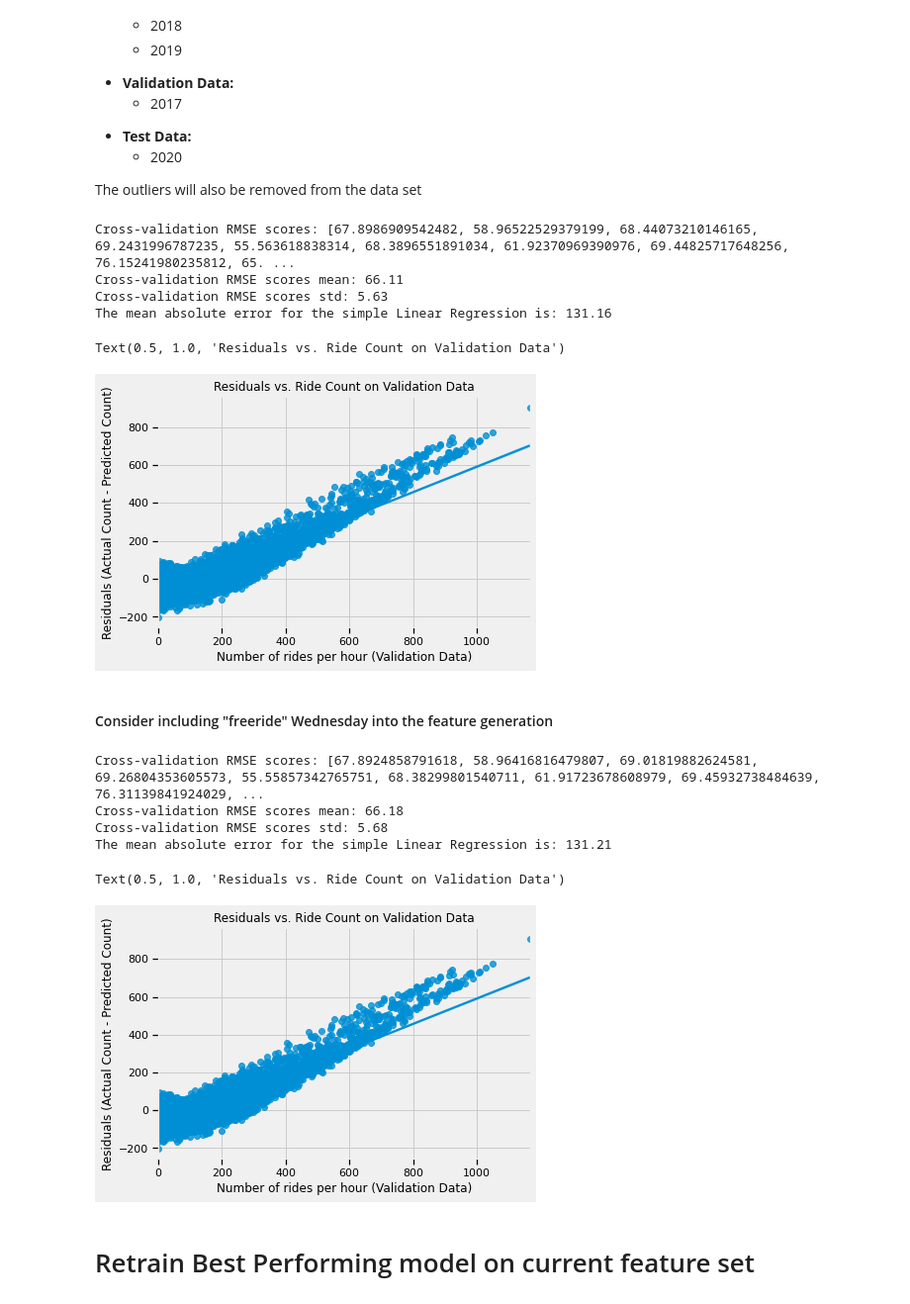
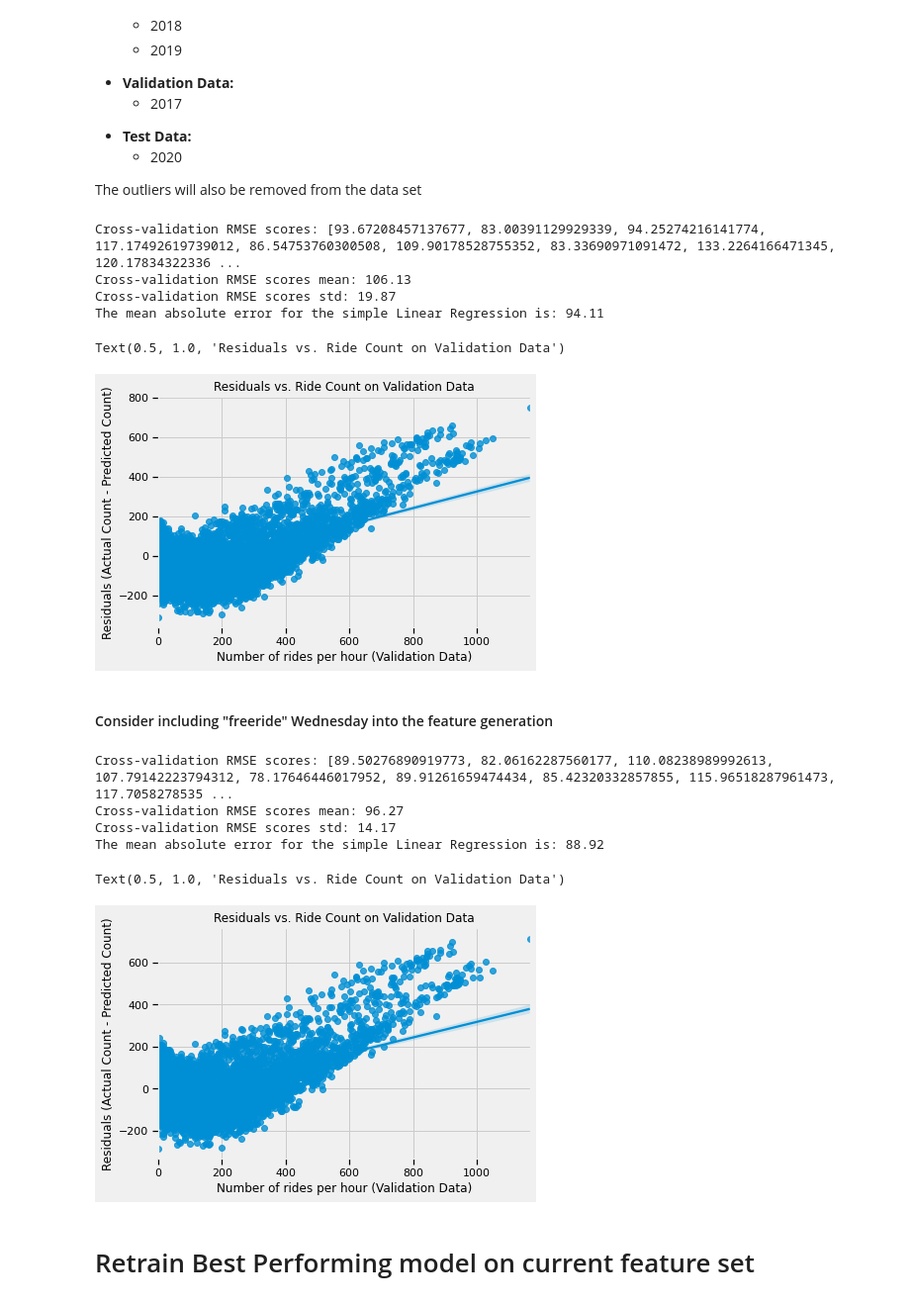
Before and after one commit to yokoyana/toronto_bike_share, a Jupyter notebook: project3.ipynb, the cells around one changed output. Shown at 99% size. Saved outputs shown, nothing was run; the diff lists cells and outputs as text; code cells hidden in the pictures.

```diff
--- a/project3.ipynb
+++ b/project3.ipynb
@@ -224,19 +225,15 @@ df_model_dataset = pd.merge(df_model_dataset, df_weather_data[['datetime',
                                                             'temp_c',
                                                             'dew_point_temp_c',
                                                             'rel_hum_',
-                                                            'wind_dir_10s_deg',
                                                             'wind_spd_kmh',
                                                             'visibility_km',
-                                                            'stn_press_kpa',
                                                             'weather']],left_index = True, right_on = 'datetime', how = 'left')
 
 #remove hours where there is missing weather data
 df_model_dataset = df_model_dataset[~(df_model_dataset['temp_c'].isnull() |
                                       df_model_dataset['dew_point_temp_c'].isnull()|
                                       df_model_dataset['rel_hum_'].isnull()|
-                                      df_model_dataset['wind_dir_10s_deg'].isnull()|
-                                      df_model_dataset['wind_spd_kmh'].isnull()|
-                                     df_model_dataset['stn_press_kpa'].isnull())]
+                                      df_model_dataset['wind_spd_kmh'].isnull())]
 
 #add holiday Field
 canadian_holidays = holidays.Canada(years = [2017, 2018, 2019, 2020])
@@ -248,8 +245,8 @@ df_model_dataset['is_holiday'] =df_model_dataset['is_holiday'].astype(int)
 df_model_dataset['day_of_week'] =df_model_dataset['datetime'].dt.weekday
 
 #add freeride wednesday
-#free ride dictionary year:month
-freeride = {2017:7,2018:6,2019:8,2020:9}
+
+freeride = {2017:7,2018:6,2019:8,2020:9} #free ride dictionary year:month
 df_model_dataset['promo'] = np.zeros(df_model_dataset.shape[0])
 for yr in list(freeride.keys()):
     mask = (df_model_dataset['year'] == yr) & (df_model_dataset['month'] == freeride[yr]) & (df_model_dataset['day_of_week'] == 2)
@@ -588,7 +685,7 @@ def cross_validate_rmse(model, X, y):
         model.fit(X_CV_train,y_CV_train)
 
         # Append RMSE scores
-        rmse_values.append(mean_squared_error(y_CV_val,model.predict(X_CV_val),squared = False))
+        rmse_values.append(mean_absolute_error(y_CV_val,model.predict(X_CV_val)))
 
     return rmse_values, model
 # %%
@@ -666,7 +766,7 @@ Cross-validation RMSE scores std: 5.04
 # %%
 def remove_outliers (data):
     df = data.copy()
-    df = df[(df['trip_count'] > Q1) & (df['trip_count'] < Q3)]
+    df = df[(df['trip_count'] > (Q1-1.5*(Q3-Q1))) & (df['trip_count'] < (Q3+1.5*(Q3-Q1)))]
     df.reset_index(drop = True, inplace = True)
     return df
 # %%
@@ -704,44 +804,44 @@ Considering the annual cyclic nature of the data set consider splitting the data
 
 The outliers will also be removed from the data set
 # %%
-train = df_model_dataset[(df_model_dataset['year'] ==2018) | (df_model_dataset['year'] ==2019)]
+train = df_model_dataset[(df_model_dataset['year'] ==2018) | (df_model_dataset['year'] ==2020)]
 
 train = remove_outliers(train)
 
 x_no_train, y_no_train = vis_engineered_features(remove_outliers(train))
 
 
 val = df_model_dataset[(df_model_dataset['year'] ==2017)]
 val.reset_index(drop=True, inplace = True)
 x_val, y_val = vis_engineered_features(val)
 
 
 
 cv_scores, lt_model = cross_validate_rmse(model=LinearRegression(fit_intercept=True), X=x_no_train, y=y_no_train)
 
 # Print cv scores
 print('Cross-validation RMSE scores: {}'.format(cv_scores))
 print('Cross-validation RMSE scores mean: {:.2f}'.format(np.mean(cv_scores)))
 print('Cross-validation RMSE scores std: {:.2f}'.format(np.std(cv_scores)))
 annual_avg_rmse = np.mean(cv_scores)
 
 #test on validation data set
 y_predict = lt_model.predict(x_val)
 
-annual_val_error = mean_squared_error(y_val, y_predict, squared = False)
+annual_val_error = mean_absolute_error(y_val, y_predict)
 print('The mean absolute error for the simple Linear Regression is: {:.2f}'. format(annual_val_error))
 residuals = y_val -y_predict
 ax = sns.regplot(y_val, residuals)
 ax.set_xlabel('Number of rides per hour (Validation Data)')
 ax.set_ylabel('Residuals (Actual Count - Predicted Count)')
 ax.set_title("Residuals vs. Ride Count on Validation Data")
 # %% [output]
-Cross-validation RMSE scores: [67.8986909542482, 58.96522529379199, 68.44073210146165, 69.2431996787235, 55.563618838314, 68.3896551891034, 61.92370969390976, 69.44825717648256, 76.15241980235812, 65. ...
-Cross-validation RMSE scores mean: 66.11
-Cross-validation RMSE scores std: 5.63
-The mean absolute error for the simple Linear Regression is: 131.16
+Cross-validation RMSE scores: [93.67208457137677, 83.00391129929339, 94.25274216141774, 117.17492619739012, 86.54753760300508, 109.90178528755352, 83.33690971091472, 133.2264166471345, 120.17834322336 ...
+Cross-validation RMSE scores mean: 106.13
+Cross-validation RMSE scores std: 19.87
+The mean absolute error for the simple Linear Regression is: 94.11
 Text(0.5, 1.0, 'Residuals vs. Ride Count on Validation Data')
-[figure, old version]
+[figure, new version]
 # %% [markdown]
 #### Consider including "freeride" Wednesday into the feature generation
 # %%
@@ -797,7 +897,7 @@ annual_frw_avg_rmse = np.mean(cv_scores)
 #test on validation data set
 y_predict = lt_model.predict(x_val)
 
-annual_frw_val_error = mean_squared_error(y_val, y_predict, squared = False)
+annual_frw_val_error = mean_absolute_error(y_val, y_predict)
 print('The mean absolute error for the simple Linear Regression is: {:.2f}'. format(annual_frw_val_error))
 residuals = y_val -y_predict
 ax = sns.regplot(y_val, residuals)
@@ -805,12 +905,12 @@ ax.set_xlabel('Number of rides per hour (Validation Data)')
 ax.set_ylabel('Residuals (Actual Count - Predicted Count)')
 ax.set_title("Residuals vs. Ride Count on Validation Data")
 # %% [output]
-Cross-validation RMSE scores: [67.8924858791618, 58.96416816479807, 69.01819882624581, 69.26804353605573, 55.55857342765751, 68.38299801540711, 61.91723678608979, 69.45932738484639, 76.31139841924029, ...
-Cross-validation RMSE scores mean: 66.18
-Cross-validation RMSE scores std: 5.68
-The mean absolute error for the simple Linear Regression is: 131.21
+Cross-validation RMSE scores: [89.50276890919773, 82.06162287560177, 110.08238989992613, 107.79142223794312, 78.17646446017952, 89.91261659474434, 85.42320332857855, 115.96518287961473, 117.7058278535 ...
+Cross-validation RMSE scores mean: 96.27
+Cross-validation RMSE scores std: 14.17
+The mean absolute error for the simple Linear Regression is: 88.92
 Text(0.5, 1.0, 'Residuals vs. Ride Count on Validation Data')
-[figure, old version]
+[figure, new version]
 # %% [markdown]
 # Retrain Best Performing model on current feature set
 # %%
```
Also changed, not shown: parts of 44 cells of this notebook.
